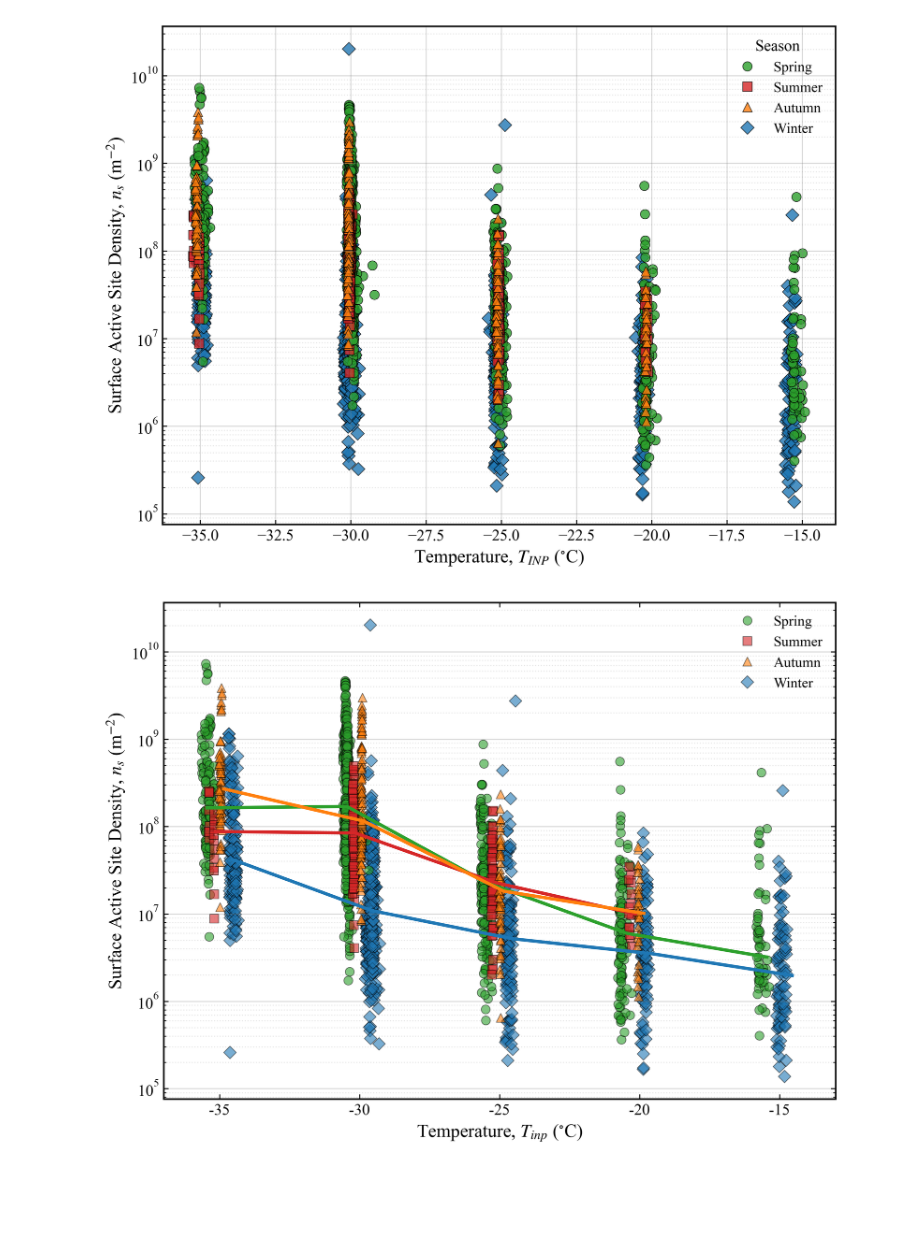
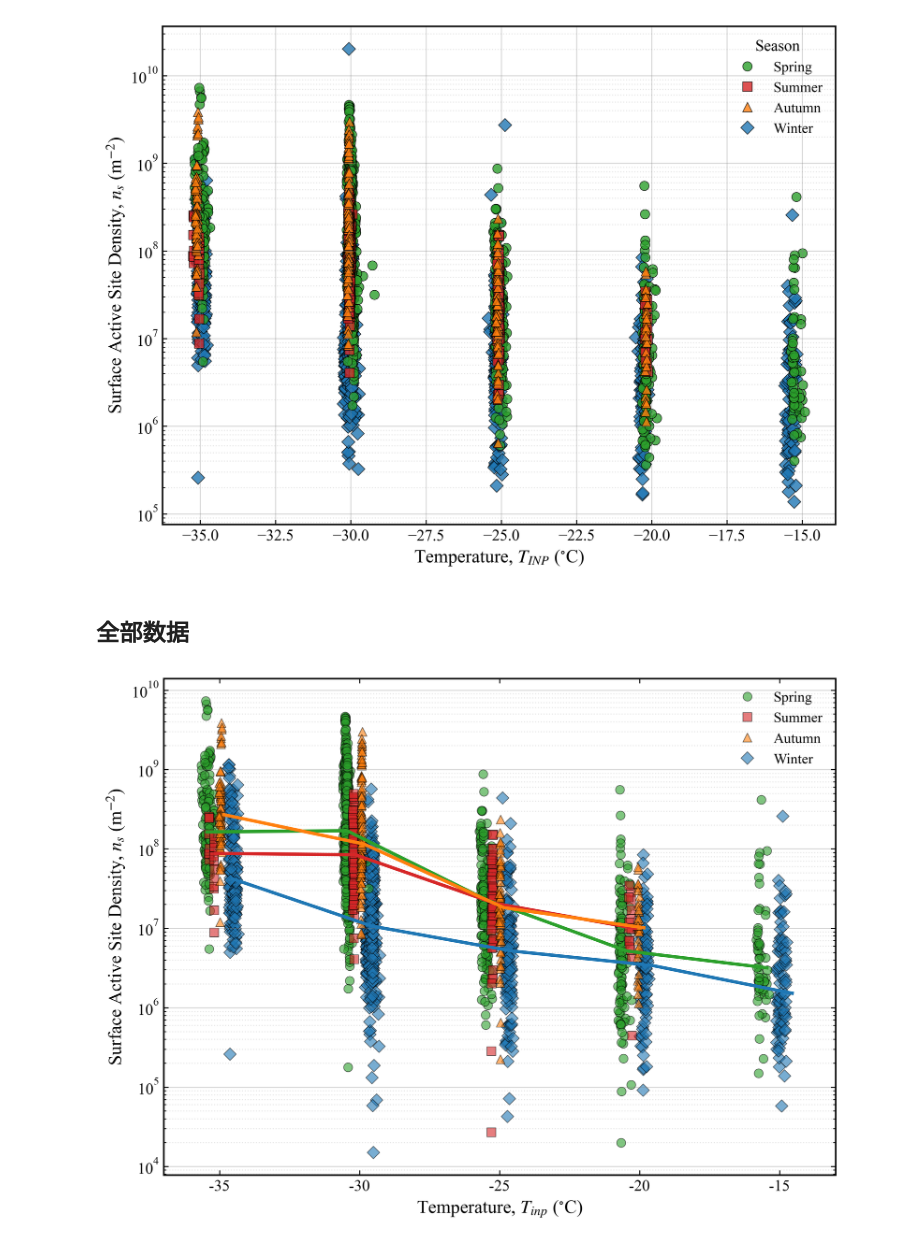
Before and after one commit to ReedFu/master0_2025, a Jupyter notebook: Lanzhou_cfdc/Parameterization.ipynb, the cells around one changed output. Saved outputs shown, nothing was run; the diff lists cells and outputs as text; code cells hidden in the pictures; blank space fills up the shorter version.

```diff
--- a/Lanzhou_cfdc/Parameterization.ipynb
+++ b/Lanzhou_cfdc/Parameterization.ipynb
@@ -99,6 +99,8 @@ plt.tight_layout() # 自动调整边缘空白
 plt.show()
 # %% [output]
 [figure]
+# %% [markdown]
+## 全部数据
 # %%
 import pandas as pd
 import numpy as np
@@ -110,7 +112,7 @@ import seaborn as sns
 # ==========================================
 
 temp_levels = [-35, -30, -25, -20, -15]
-df = pd.read_csv(r"D:\Coding\Data\Lanzhou_aerosol\SMPS+APS\INP+ns(outer).csv", parse_dates=['Date'])
+df = pd.read_csv(r"D:\Coding\Data\Lanzhou_aerosol\SMPS+APS\INP+ns(v1.0.1).csv", parse_dates=['Date'])
 
 # ==========================================
 # 1. 核心操作：手动设置 X 轴偏移量 (Dodge)
@@ -190,31 +192,31 @@ sns.lineplot(
 )
 
 # ==========================================
 # 4. 坐标轴与细节调整
 # ==========================================
 ax.set_yscale('log')
 
 # 设置规范的坐标轴标签
 ax.set_xlabel(r'Temperature, $T_{inp}$ ($^{\circ}$C)')
 ax.set_ylabel(r'Surface Active Site Density, $n_s$ ($\mathrm{m}^{-2}$)')
 
 # 【非常重要】因为我们用了带偏移的 T_plot 绘图，X轴现在的真实刻度变乱了
 # 我们需要强制让 X 轴只显示原始的整数温度刻度！
 ax.set_xticks(temp_levels)
 ax.set_xticklabels([str(t) for t in temp_levels])
 ax.set_xlim(-37, -13)
 ax.tick_params(direction='in', which='both', top=True, right=True)
 
 # 网格线设置
 ax.grid(False, axis='x')  # 关掉 X 轴的网格
 ax.grid(True, axis='y', which='major', linestyle='-', alpha=0.3, color='grey')
 ax.grid(True, axis='y', which='minor', linestyle=':', alpha=0.2, color='grey')
 
 # 图例调整
 ax.legend(title='', loc='upper right', frameon=False)
 
 plt.tight_layout()
 #plt.savefig('ns_vs_T_plot_v2.png', dpi=300, bbox_inches='tight')
 plt.show()
 # %% [output]
-[figure, old version]
+[figure, new version]
```
Also changed, not shown: parts of 3 cells of this notebook.
